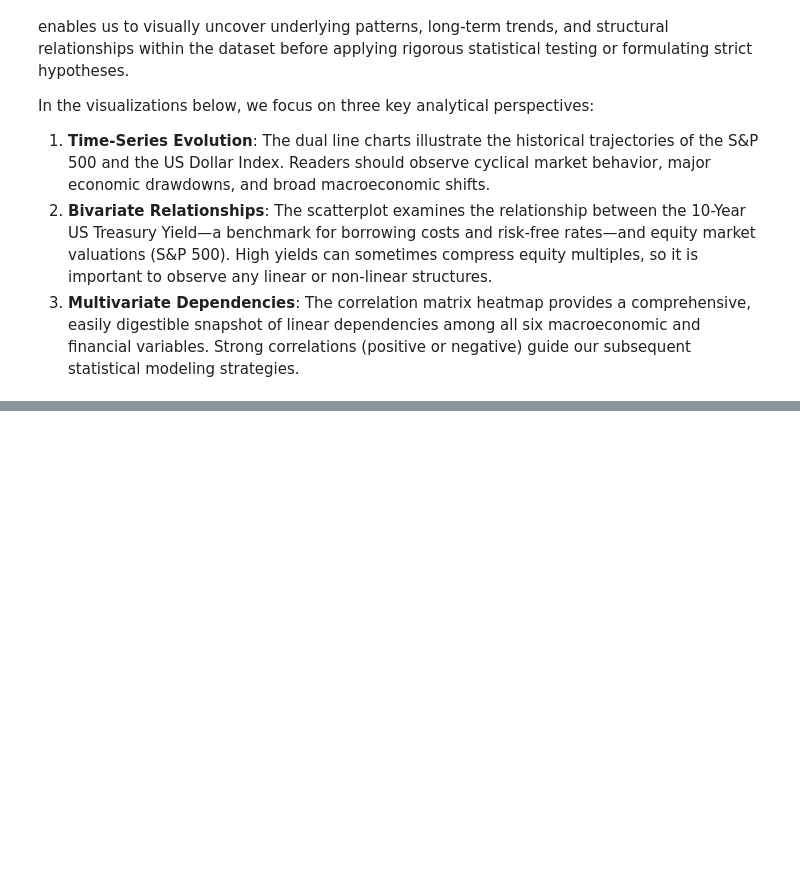
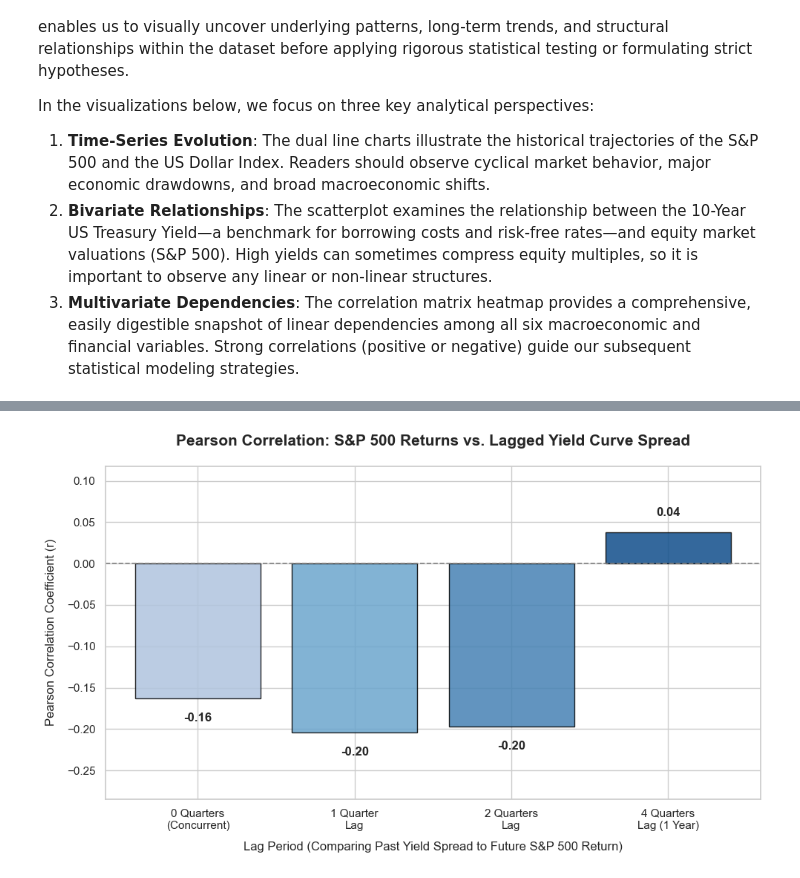
Before and after one commit to velizarMitov/Yield-Curve-Market-Surge, a Jupyter notebook: sample.ipynb, the cells around one changed output, grey strips where cells are left out. Cells and saved outputs as stored; diff of their text form; code cells hidden in the pictures; blank space fills up the shorter version.

```diff
--- a/sample.ipynb
+++ b/sample.ipynb
@@ -197,0 +443,61 @@ plt.show()
+# %%
+# 1. Feature Engineering: Create lagged versions of the Yield Spread
+# Note: We apply this to our df_quarterly dataset because a shift of 1 exactly corresponds to 1 quarter,
+# ensuring clean temporal alignment compared to shifting daily trading data.
+
+# Ensure the spread is in the quarterly dataframe
+df_quarterly['yield_spread'] = df_quarterly['10-Year Treasury Yield'] - df_quarterly['Short-Term Rate (^IRX)']
+
+# We shift the spread FORWARD (positive shift) so that a past spread aligns with the current quarter's S&P 500 return.
+# A shift of 1 means the spread from "1 quarter ago" sits on the same row as "today's return".
+df_quarterly['spread_lag_1q'] = df_quarterly['yield_spread'].shift(1)
+df_quarterly['spread_lag_2q'] = df_quarterly['yield_spread'].shift(2)
+df_quarterly['spread_lag_4q'] = df_quarterly['yield_spread'].shift(4)
+
+# Drop the NaN values introduced by shifting to calculate clean correlations
+df_lagged_clean = df_quarterly.dropna(subset=['spread_lag_1q', 'spread_lag_2q', 'spread_lag_4q', 'sp500_return'])
+
+# 2. Calculate Pearson correlation coefficients
+corr_concurrent = df_lagged_clean['sp500_return'].corr(df_lagged_clean['yield_spread'])
+corr_1q_lag     = df_lagged_clean['sp500_return'].corr(df_lagged_clean['spread_lag_1q'])
+corr_2q_lag     = df_lagged_clean['sp500_return'].corr(df_lagged_clean['spread_lag_2q'])
+corr_4q_lag     = df_lagged_clean['sp500_return'].corr(df_lagged_clean['spread_lag_4q'])
+
+# Prepare lists for plotting
+lags = ['0 Quarters\n(Concurrent)', '1 Quarter\nLag', '2 Quarters\nLag', '4 Quarters\nLag (1 Year)']
+correlations = [corr_concurrent, corr_1q_lag, corr_2q_lag, corr_4q_lag]
+
+# 3. Visualization: Professional Bar Chart of Correlations
+plt.figure(figsize=(10, 6))
+
+# Plot the bars with a unified professional color layout
+bars = plt.bar(lags, correlations, color=['#b0c4de', '#6ca6cd', '#4682b4', '#104e8b'], edgecolor='black', alpha=0.85)
+
+# Set y-axis limits dynamically with padding so labels don't overlap with the title or x-axis labels
+y_min, y_max = min(correlations), max(correlations)
+y_range = y_max - y_min
+# Add 25% padding to top and bottom to ensure fonts are highly readable
+plt.ylim(y_min - (y_range * 0.25) - 0.02, y_max + (y_range * 0.25) + 0.02)
+
+# Add data labels on top of each bar showing the exact value rounded to 2 decimal places
+for bar in bars:
+    yval = bar.get_height()
+    # Define a dynamically scaled offset based on the range of the data
+    offset = (y_range * 0.05) + 0.005
+    text_y = yval + offset if yval >= 0 else yval - offset
+    va = 'bottom' if yval >= 0 else 'top'
+    plt.text(bar.get_x() + bar.get_width()/2, text_y, f'{yval:.2f}',
+             ha='center', va=va, fontsize=12, fontweight='bold')
+
+# Formatting labels, title and visual baseline
+plt.title('Pearson Correlation: S&P 500 Returns vs. Lagged Yield Curve Spread', fontsize=15, fontweight='bold', pad=20)
+plt.xlabel('Lag Period (Comparing Past Yield Spread to Future S&P 500 Return)', fontsize=12, labelpad=10)
+plt.ylabel('Pearson Correlation Coefficient (r)', fontsize=12, labelpad=10)
+
+# Add a horizontal line at 0 for easier visual grounding
+plt.axhline(0, color='gray', linewidth=1.2, linestyle='--')
+
+plt.tight_layout()
+plt.show()
+# %% [output]
+[figure, added]
```
Also changed, not shown: parts of 9 cells of this notebook.
